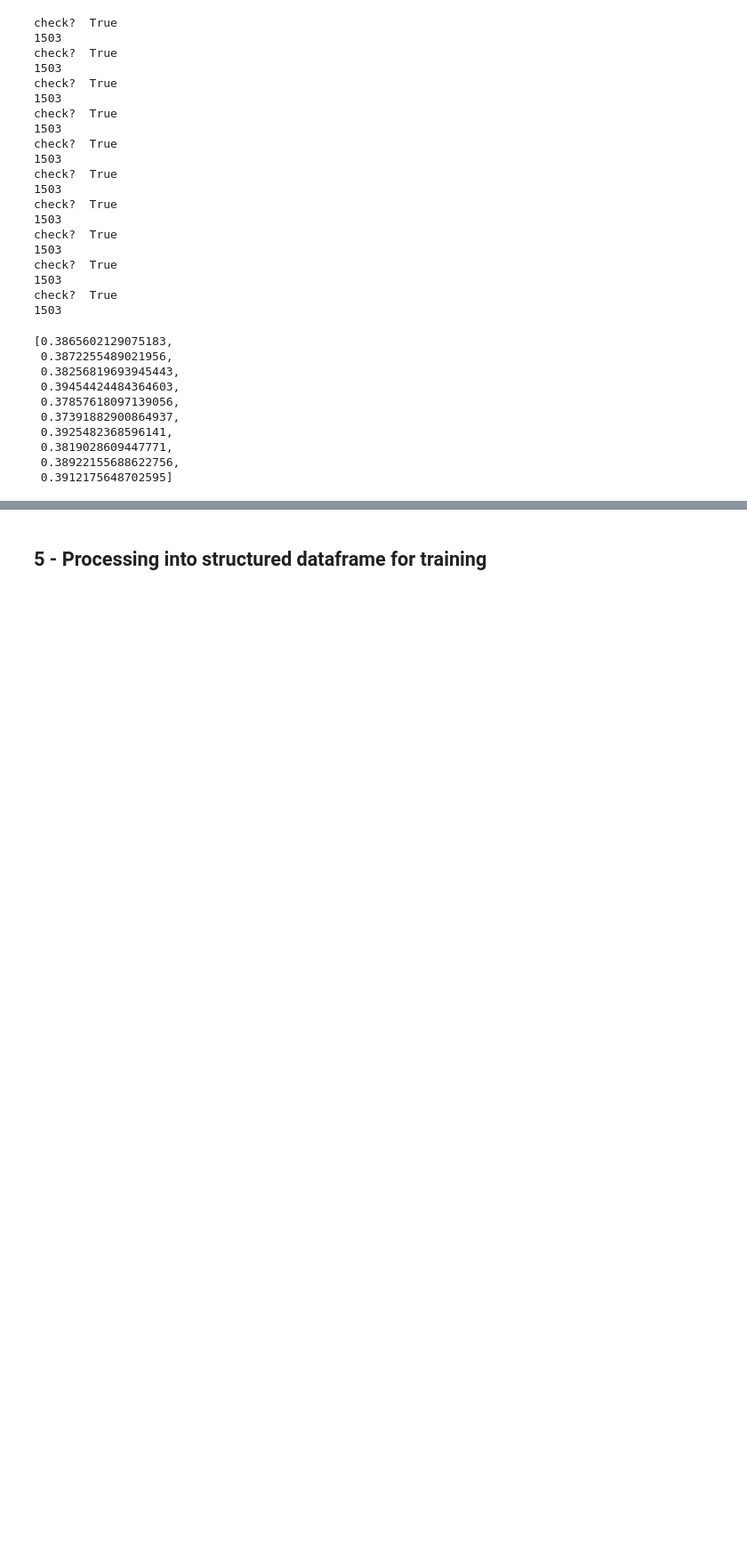
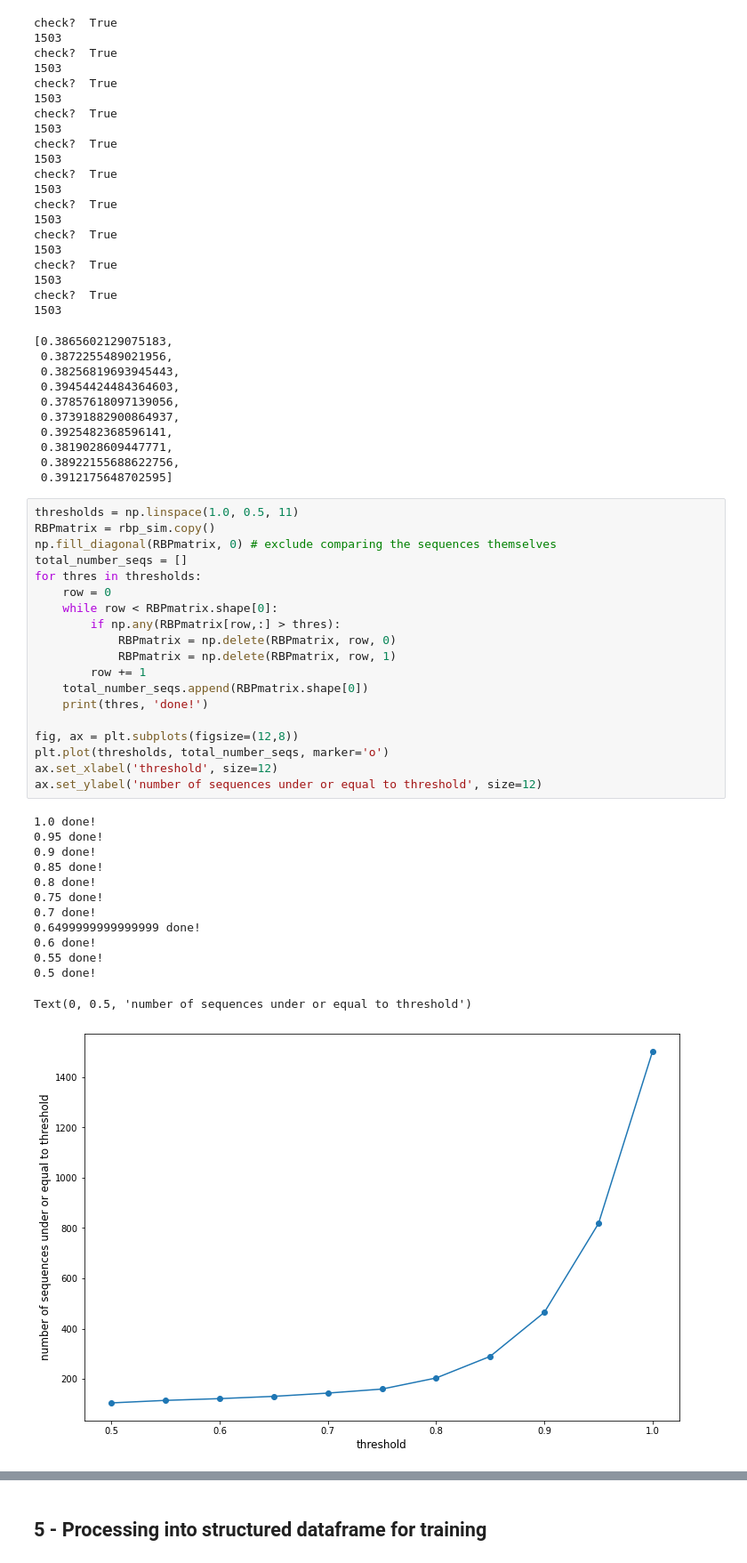
Before and after one commit to dimiboeckaerts/PhageHostLearn, a Jupyter notebook: RBP-R.ipynb, the cells around one changed output, grey strips where cells are left out. Shown at 89% size. Cells and saved outputs as stored; diff of their text form; blank space fills up the shorter version.

```diff
--- a/RBP-R.ipynb
+++ b/RBP-R.ipynb
@@ -524,3 +554,36 @@ check?  True
  0.3819028609447771,
  0.38922155688622756,
  0.3912175648702595]
+# %%
+thresholds = np.linspace(1.0, 0.5, 11)
+RBPmatrix = rbp_sim.copy()
+np.fill_diagonal(RBPmatrix, 0) # exclude comparing the sequences themselves
+total_number_seqs = []
+for thres in thresholds:
+    row = 0
+    while row < RBPmatrix.shape[0]:
+        if np.any(RBPmatrix[row,:] > thres):
+            RBPmatrix = np.delete(RBPmatrix, row, 0)
+            RBPmatrix = np.delete(RBPmatrix, row, 1)
+        row += 1
+    total_number_seqs.append(RBPmatrix.shape[0])
+    print(thres, 'done!')
+
+fig, ax = plt.subplots(figsize=(12,8))
+plt.plot(thresholds, total_number_seqs, marker='o')
+ax.set_xlabel('threshold', size=12)
+ax.set_ylabel('number of sequences under or equal to threshold', size=12)
+# %% [output]
+1.0 done!
+0.95 done!
+0.9 done!
+0.85 done!
+0.8 done!
+0.75 done!
+0.7 done!
+0.6499999999999999 done!
+0.6 done!
+0.55 done!
+0.5 done!
+Text(0, 0.5, 'number of sequences under or equal to threshold')
+[figure, added]
```
Also changed, not shown: parts of 10 cells of this notebook, 2 other files.
